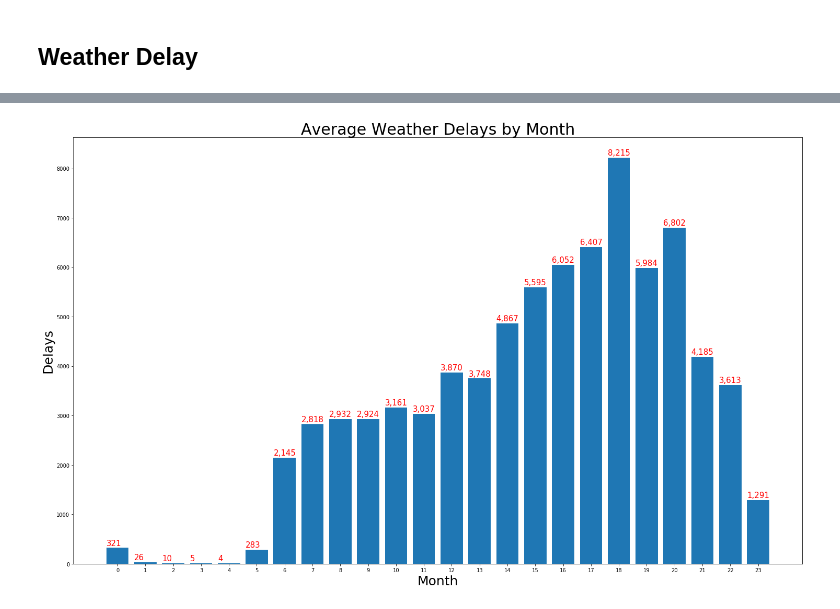
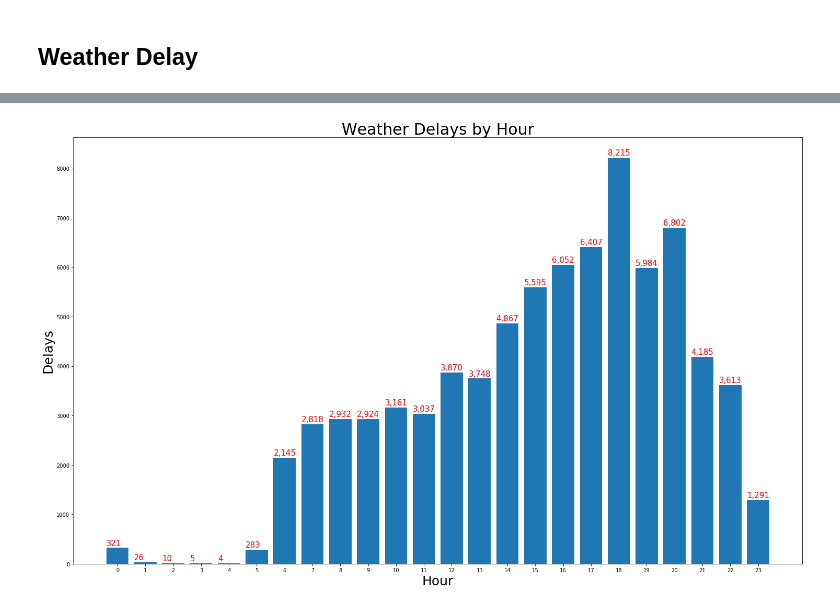
Before and after one commit to Arimorris/delays, a Jupyter notebook: Delay_causes.ipynb, the cells around one changed output, grey strips where cells are left out. Saved outputs shown, nothing was run; the diff lists cells and outputs as text; code cells hidden in the pictures.

```diff
--- a/Delay_causes.ipynb
+++ b/Delay_causes.ipynb
@@ -468,14 +428,14 @@ wthr_hr
 # %%
 plt.figure(figsize=(25,15))
 plt.bar(hour, wthr_hr)
-plt.title("Average Weather Delays by Month", fontsize =30)
-plt.xlabel("Month", fontsize =25)
+plt.title("Weather Delays by Hour", fontsize =30)
+plt.xlabel("Hour", fontsize =25)
 plt.ylabel("Delays", fontsize =25)
 plt.xticks(range(24))
 for a,b in zip(range(24), wthr_hr):
     plt.text(a - .4, b + 50, "{:,}".format(int(b)), fontsize =15, color ='r')
 plt.show()
 # %% [output]
-[figure, old version]
+[figure, new version]
 # %%
 # hmm more weather delays in the evening, guess the weather does wait for someone
```
Also changed, not shown: parts of 8 cells of this notebook.
